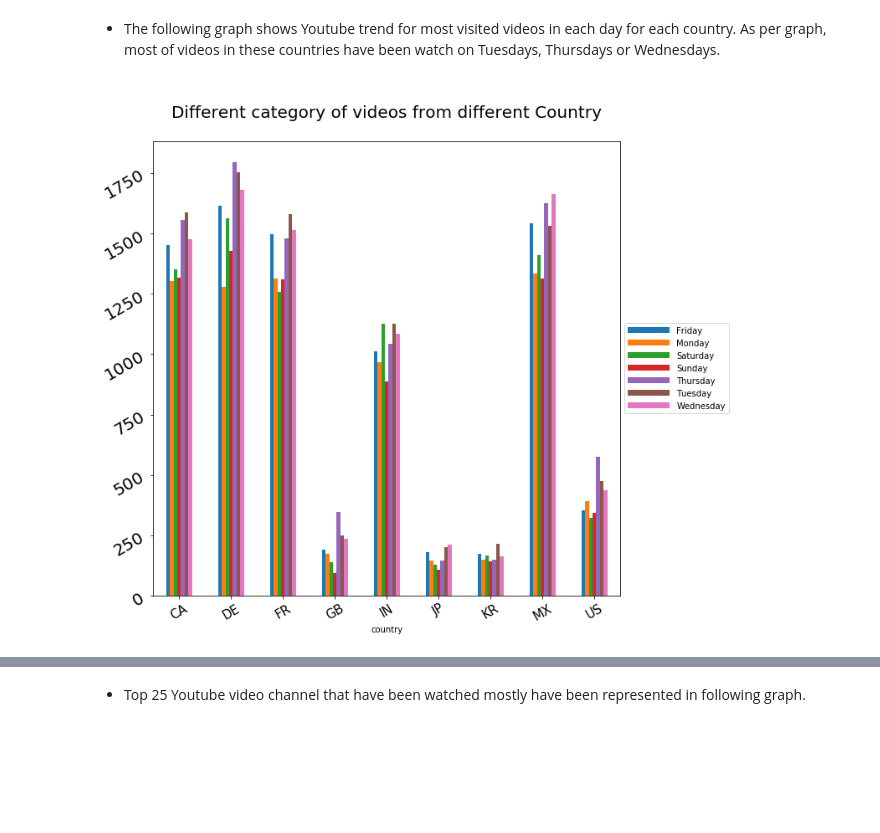
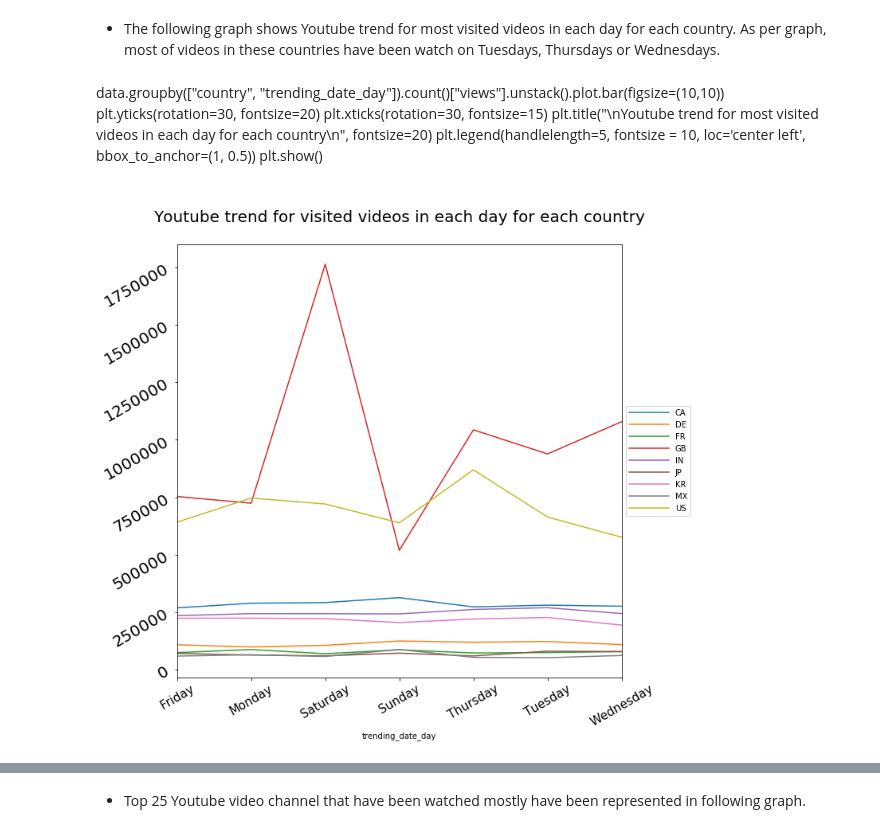
Before and after one commit to emami06/TrendingVideoYouTube, a Jupyter notebook: YouTube+EDA.ipynb, the cells around one changed output, grey strips where cells are left out. Drawn from its saved outputs; the diff is of its cells as text; code cells hidden in the pictures; blank space fills up the shorter version.

```diff
--- a/YouTube+EDA.ipynb
+++ b/YouTube+EDA.ipynb
@@ -267,14 +325,21 @@ data[data["country"] == country][["views", "trending_date_day"]].groupby("trendi
 # %% [markdown]
 - The following graph shows Youtube trend for most visited videos in each day for each country. As per graph, most of videos in these countries have been watch on Tuesdays, Thursdays or Wednesdays.
+# %% [markdown]
+data.groupby(["country", "trending_date_day"]).count()["views"].unstack().plot.bar(figsize=(10,10))
+plt.yticks(rotation=30, fontsize=20)
+plt.xticks(rotation=30, fontsize=15)
+plt.title("\nYoutube trend for most visited videos in each day for each country\n", fontsize=20)
+plt.legend(handlelength=5, fontsize  = 10, loc='center left', bbox_to_anchor=(1, 0.5))
+plt.show()
 # %%
-data.groupby(["country", "trending_date_day"]).count()["views"].unstack().plot.bar(figsize=(10,10))
+data.groupby(["trending_date_day","country"]).median()["views"].unstack().plot.line(figsize=(10,10))
 plt.yticks(rotation=30, fontsize=20)
 plt.xticks(rotation=30, fontsize=15)
-plt.title("\nYoutube trend for most visited videos in each day for each country\n", fontsize=20)
+plt.title("\nYoutube trend for visited videos in each day for each country\n", fontsize=20)
 plt.legend(handlelength=5, fontsize  = 10, loc='center left', bbox_to_anchor=(1, 0.5))
 plt.show()
 # %% [output]
-[figure, old version]
+[figure, new version]
 # %%
 data[data["country"] == country][["views", "trending_date_day"]].groupby("trending_date_day").count().sort_values(by="views")
 # %% [output]
```
Also changed, not shown: parts of 35 cells of this notebook.
